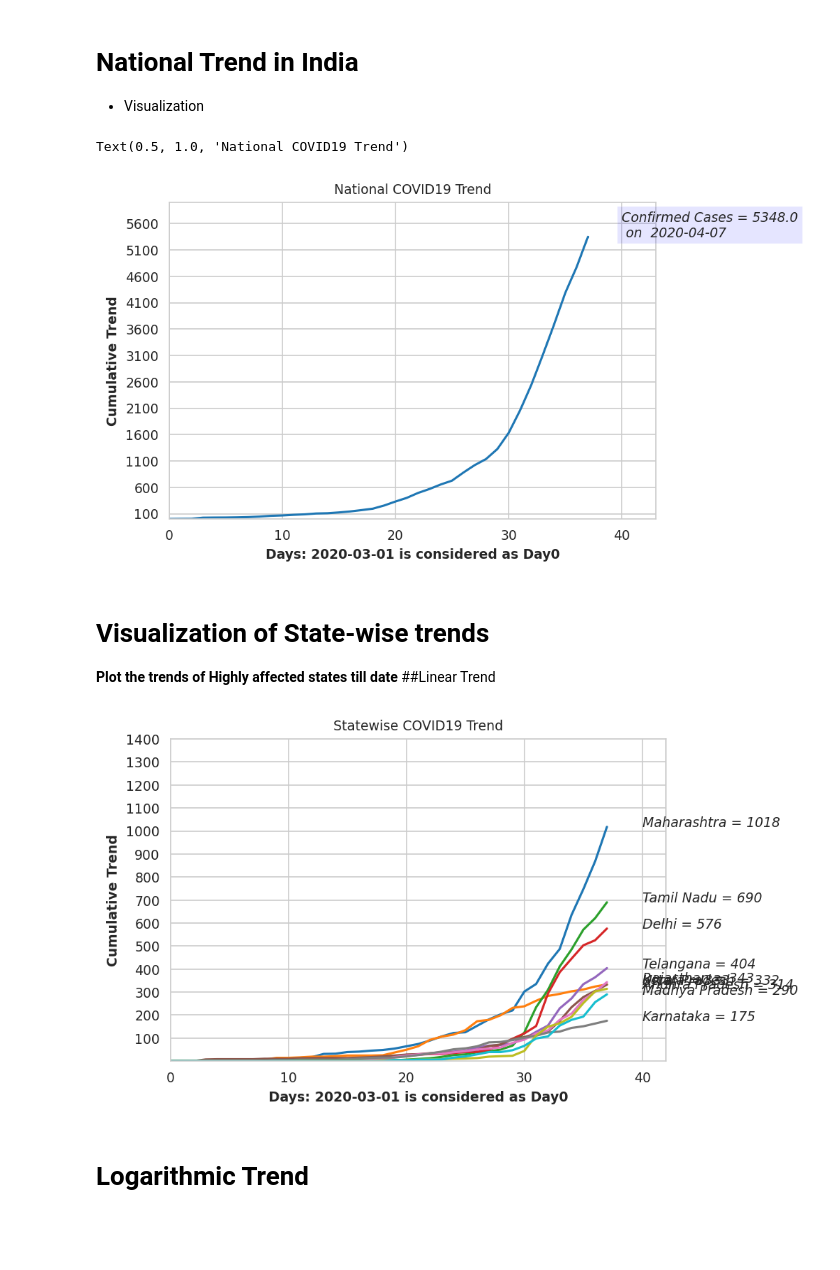
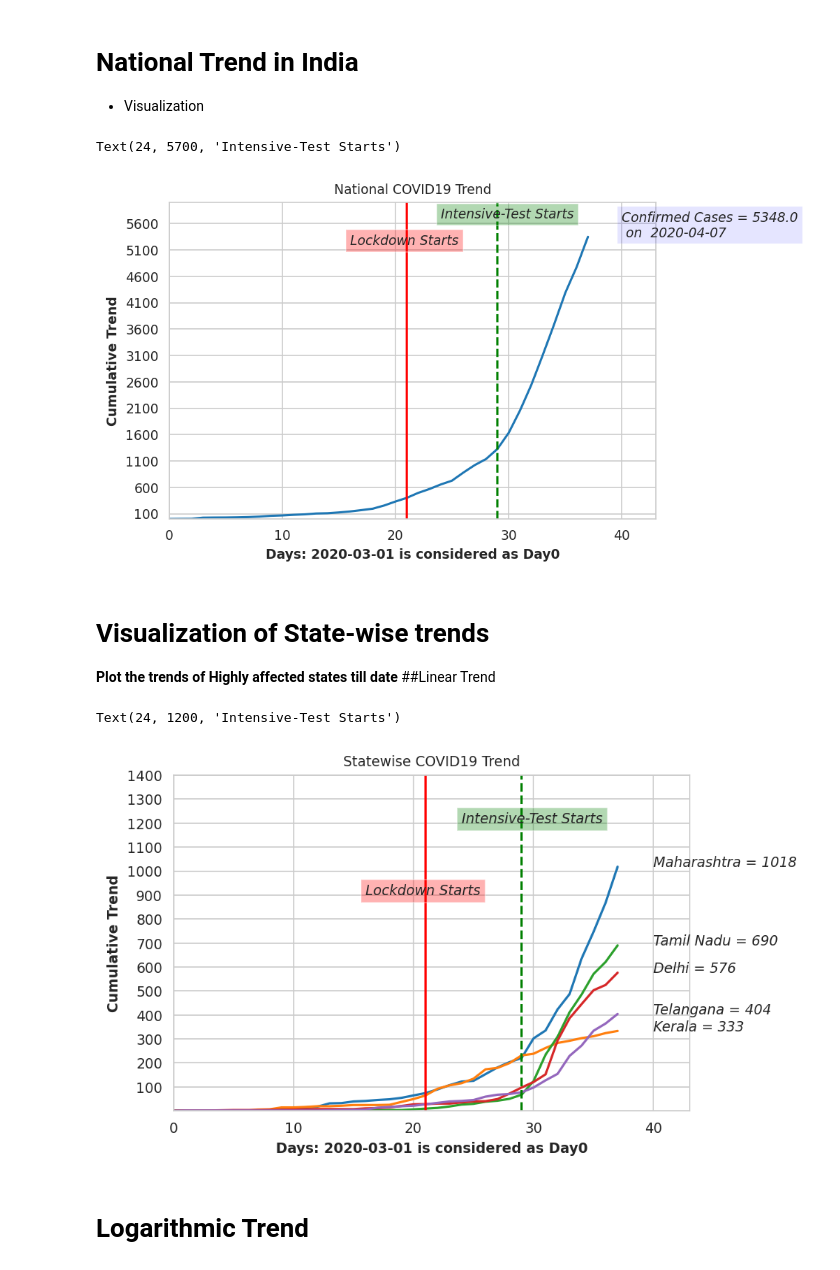
Before and after one commit to anandsahadevan/COVID19india_visualize, a Jupyter notebook: COVID19_India_API_read_visualize.ipynb, the cells around one changed output. Saved outputs shown, nothing was run; the diff lists cells and outputs as text; code cells hidden in the pictures; blank space fills up the shorter version.

```diff
--- a/COVID19_India_API_read_visualize.ipynb
+++ b/COVID19_India_API_read_visualize.ipynb
@@ -265,38 +265,54 @@ plt.xlim([0,tot_days+5]);plt.ylim([0,max_cases])
 plt.yticks(np.arange(100,max_cases,500))
 plt.text(xloc, tot_cases[-1], 'Confirmed Cases' +" = "+ str(tot_cases[-1])+ '\n on  ' + str(till_date), style='italic',bbox={'facecolor':'blue', 'alpha': 0.1, 'pad': 3})
 plt.title('National COVID19 Trend')
+rangey=np.arange(0,max_cases)
+lockday=(datetime.datetime.strptime('2020-03-22', '%Y-%m-%d').date()-datetime.datetime.strptime(day0, '%Y-%m-%d').date()).days
+intens_day=(datetime.datetime.strptime('2020-03-30', '%Y-%m-%d').date()-datetime.datetime.strptime(day0, '%Y-%m-%d').date()).days
+plt.plot(np.ones((rangey.size))*lockday,np.arange(0,max_cases),'r',label='Lockdown_day')
+plt.text(lockday-5, max_cases-800,'Lockdown Starts', style='italic',bbox={'facecolor': 'red', 'alpha': 0.3, 'pad': 3})
+plt.plot(np.ones((rangey.size))*intens_day,np.arange(0,max_cases),'g--',label='Intensive-Test Starts')
+plt.text(intens_day-5, max_cases-300,'Intensive-Test Starts', style='italic',bbox={'facecolor': 'green', 'alpha': 0.3, 'pad': 3})
 # %% [output]
-Text(0.5, 1.0, 'National COVID19 Trend')
+Text(24, 5700, 'Intensive-Test Starts')
-[figure, old version]
+[figure, new version]
 # %% [markdown]
 # Visualization of State-wise trends
  **Plot the trends of Highly affected states till date**
 ##Linear Trend
 # %%
-no_states=10           #provide the no. of highest infected (Descending order)
+no_states=5          #provide the no. of highest infected (Descending order)
 max_cases=1500
 xloc=40
 
 trains=final_data
 States=list(trains.State.unique())
 gb=pd.DataFrame(trains.groupby(['State'])['ConfirmedCases'].agg('sum'))
 stsort=gb.sort_values(by=['ConfirmedCases'],ascending=False)
 
 for j in range (0,no_states):
     tt= trains.query('State == '+ '"'+stsort.index[j]+'"')
     tss=tt.ConfirmedCases
     days=(tt.Day)
     plt.plot(days,(tss))
 #    plt.legend()
     plt.xlabel('Days: '+ str(day0) +' is considered as Day0')
     plt.ylabel('Cumulative Trend')
     plt.xticks(np.arange(0,tot_days+5,10))
     plt.xlim([0,tot_days+5]);plt.ylim([0,1200])
     plt.yticks(np.arange(100,max_cases,100))
     plt.text(xloc, tss.iloc[-1], str(stsort.index[j]) +" = "+ str(tss.iloc[-1]), style='italic')#,bbox={'facecolor': 'white', 'alpha': 0.3, 'pad': 3})
     plt.title('Statewise COVID19 Trend')
+rangey=np.arange(0,max_cases)
+lockday=(datetime.datetime.strptime('2020-03-22', '%Y-%m-%d').date()-datetime.datetime.strptime(day0, '%Y-%m-%d').date()).days
+intens_day=(datetime.datetime.strptime('2020-03-30', '%Y-%m-%d').date()-datetime.datetime.strptime(day0, '%Y-%m-%d').date()).days
+plt.plot(np.ones((rangey.size))*lockday,np.arange(0,max_cases),'r',label='Lockdown_day')
+plt.text(lockday-5, max_cases-600,'Lockdown Starts', style='italic',bbox={'facecolor': 'red', 'alpha': 0.3, 'pad': 3})
+plt.plot(np.ones((rangey.size))*intens_day,np.arange(0,max_cases),'g--',label='Intensive-Test Starts')
+plt.text(intens_day-5, max_cases-300,'Intensive-Test Starts', style='italic',bbox={'facecolor': 'green', 'alpha': 0.3, 'pad': 3})
+# plt.legend()
 # %% [output]
+Text(24, 1200, 'Intensive-Test Starts')
-[figure, old version]
+[figure, new version]
 # %% [markdown]
 # Logarithmic Trend
 # %%
```
